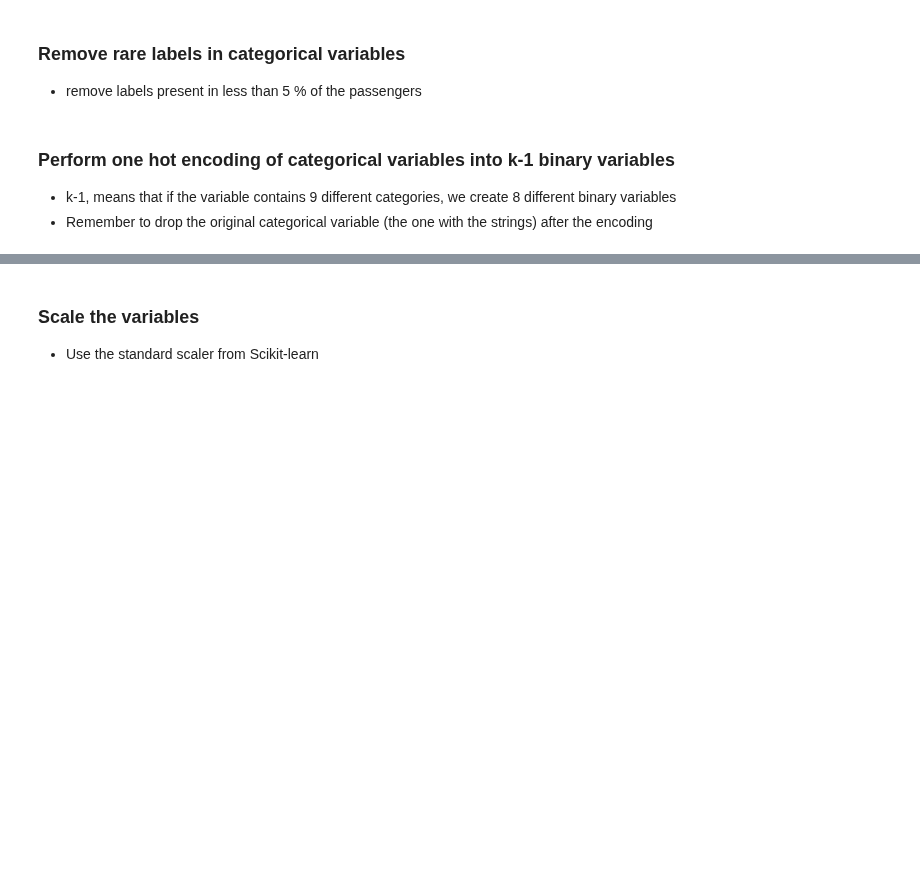
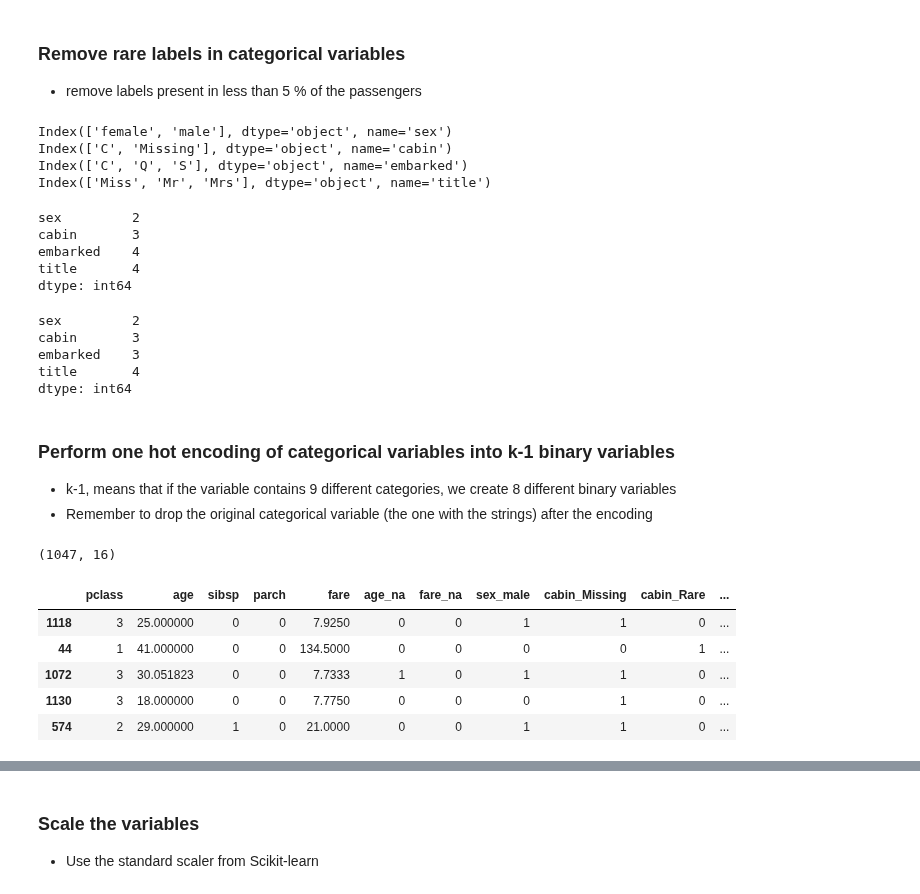
Before and after one commit to trainindata/deploying-machine-learning-models, a Jupyter notebook: section-04-research-and-development/titanic-assignment/01-predicting-survival-titanic-assignement.ipynb, the cells around one changed output, grey strips where cells are left out. Drawn from its saved outputs; the diff is of its cells as text; code cells hidden in the pictures; blank space fills up the shorter version.

```diff
--- a/section-04-research-and-development/titanic-assignment/01-predicting-survival-titanic-assignement.ipynb
+++ b/section-04-research-and-development/titanic-assignment/01-predicting-survival-titanic-assignement.ipynb
@@ -151,3 +201,13 @@ X_train.shape, X_test.shape
 
 - Add a binary missing indicator
 - Fill NA in original variable with the median
+# %%
+for var in num_with_na:
+    mean_val = X_train[var].mean()
+    # Add a binary missing indicator
+    X_train[var + '_na'] = np.where(X_train[var].isnull(), 1, 0)
+    X_test[var + '_na'] = np.where(X_test[var].isnull(), 1, 0)
+
+    # Fill Na with median
+    X_train[var].fillna(mean_val, inplace = True)
+    X_test[var].fillna(mean_val, inplace = True)
@@ -155,0 +232,3 @@ X_train.shape, X_test.shape
+# %%
+X_train[vars_cat] = X_train[vars_cat].fillna('Missing')
+X_test[vars_cat] = X_test[vars_cat].fillna('Missing')
@@ -157,8 +252,62 @@ X_train.shape, X_test.shape
 ### Remove rare labels in categorical variables
 
 - remove labels present in less than 5 % of the passengers
+# %%
+def find_frequent_label(df, var, per):
+    df = df.copy()
+    tmp = df.groupby(var)[var].count()/len(df)
+    return tmp[tmp > per].index
+
+for var in vars_cat:
+    frequent_ls = find_frequent_label(X_train, var, 0.05)
+    print(frequent_ls)
+
+    X_train[var] = np.where(X_train[var].isin(frequent_ls), X_train[var], 'Rare')
+    X_test[var] = np.where(X_test[var].isin(frequent_ls), X_test[var], 'Rare')
+# %% [output]
+Index(['female', 'male'], dtype='object', name='sex')
+Index(['C', 'Missing'], dtype='object', name='cabin')
+Index(['C', 'Q', 'S'], dtype='object', name='embarked')
+Index(['Miss', 'Mr', 'Mrs'], dtype='object', name='title')
+# %%
+X_train[vars_cat].nunique()
+# %% [output]
+sex         2
+cabin       3
+embarked    4
+title       4
+dtype: int64
+# %%
+X_test[vars_cat].nunique()
+# %% [output]
+sex         2
+cabin       3
+embarked    3
+title       4
+dtype: int64
 # %% [markdown]
 ### Perform one hot encoding of categorical variables into k-1 binary variables
 
 - k-1, means that if the variable contains 9 different categories, we create 8 different binary variables
 - Remember to drop the original categorical variable (the one with the strings) after the encoding
+# %%
+for var in vars_cat:
+    X_train = pd.concat([X_train,
+                         pd.get_dummies(X_train[var], prefix = var, drop_first=True)
+                        ],axis=1)
+    X_test = pd.concat([X_test,
+                         pd.get_dummies(X_test[var], prefix = var, drop_first=True)
+                        ],axis=1)
+X_train.drop(labels=vars_cat, axis=1, inplace=True)
+X_test.drop(labels=vars_cat, axis=1, inplace=True)
+# %%
+print(X_train.shape)
+X_train.head()
+# %% [output]
+(1047, 16)
+|  | pclass | age | sibsp | parch | fare | age_na | fare_na | sex_male | cabin_Missing | cabin_Rare | ... |
+| 1118 | 3 | 25.000000 | 0 | 0 | 7.9250 | 0 | 0 | 1 | 1 | 0 | ... |
+| 44 | 1 | 41.000000 | 0 | 0 | 134.5000 | 0 | 0 | 0 | 0 | 1 | ... |
+| 1072 | 3 | 30.051823 | 0 | 0 | 7.7333 | 1 | 0 | 1 | 1 | 0 | ... |
+| 1130 | 3 | 18.000000 | 0 | 0 | 7.7750 | 0 | 0 | 0 | 1 | 0 | ... |
+| 574 | 2 | 29.000000 | 1 | 0 | 21.0000 | 0 | 0 | 1 | 1 | 0 | ... |
```
Also changed, not shown: parts of 24 cells of this notebook.
